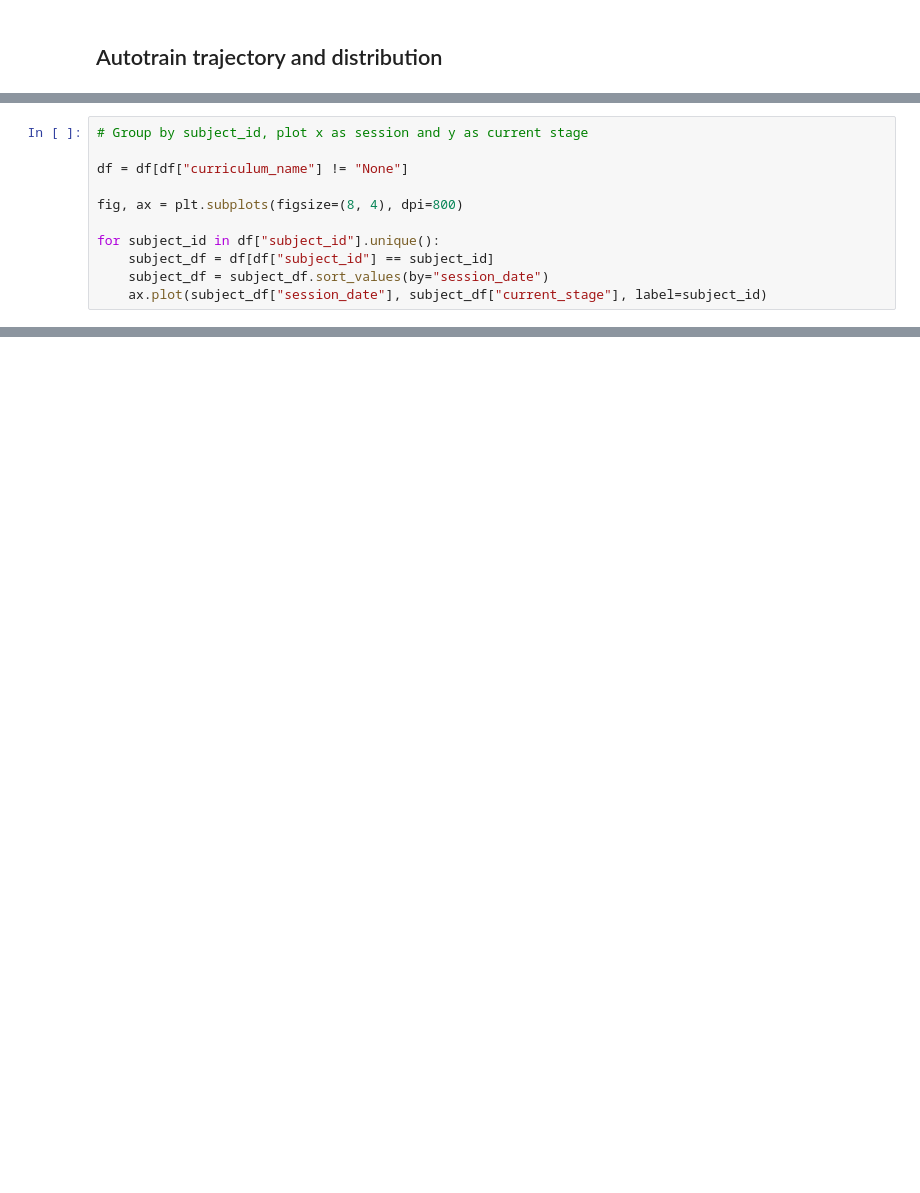
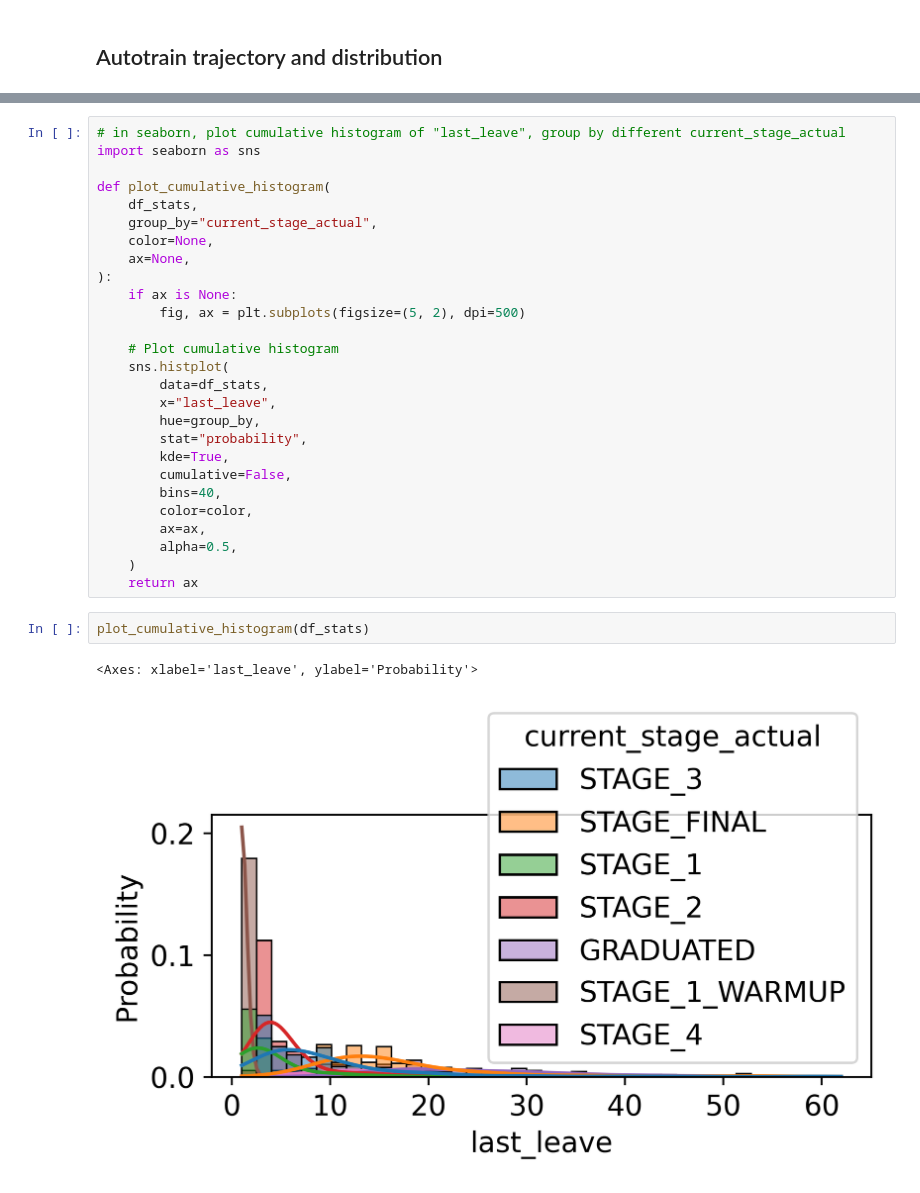
Before and after one commit to AllenNeuralDynamics/aind-analysis-arch-result-access, a Jupyter notebook: src/aind_analysis_arch_result_access/notebook/demo_curriculum.ipynb, the cells around one changed output, grey strips where cells are left out. Drawn from its saved outputs; the diff is of its cells as text; blank space fills up the shorter version.

```diff
--- a/src/aind_analysis_arch_result_access/notebook/demo_curriculum.ipynb
+++ b/src/aind_analysis_arch_result_access/notebook/demo_curriculum.ipynb
@@ -161,11 +263,0 @@ df_stats
-# %%
-# Group by subject_id, plot x as session and y as current stage
-
-df = df[df["curriculum_name"] != "None"]
-
-fig, ax = plt.subplots(figsize=(8, 4), dpi=800)
-
-for subject_id in df["subject_id"].unique():
-    subject_df = df[df["subject_id"] == subject_id]
-    subject_df = subject_df.sort_values(by="session_date")
-    ax.plot(subject_df["session_date"], subject_df["current_stage"], label=subject_id)
@@ -174,0 +268,32 @@ KeyError: 'current_stage'
+# %%
+# in seaborn, plot cumulative histogram of "last_leave", group by different current_stage_actual
+import seaborn as sns
+
+def plot_cumulative_histogram(
+    df_stats,
+    group_by="current_stage_actual",
+    color=None,
+    ax=None,
+):
+    if ax is None:
+        fig, ax = plt.subplots(figsize=(5, 2), dpi=500)
+
+    # Plot cumulative histogram
+    sns.histplot(
+        data=df_stats,
+        x="last_leave",
+        hue=group_by,
+        stat="probability",
+        kde=True,
+        cumulative=False,
+        bins=40,
+        color=color,
+        ax=ax,
+        alpha=0.5,
+    )
+    return ax
+# %%
+plot_cumulative_histogram(df_stats)
+# %% [output]
+<Axes: xlabel='last_leave', ylabel='Probability'>
+[figure, added]
```
Also changed, not shown: parts of 13 cells of this notebook.
